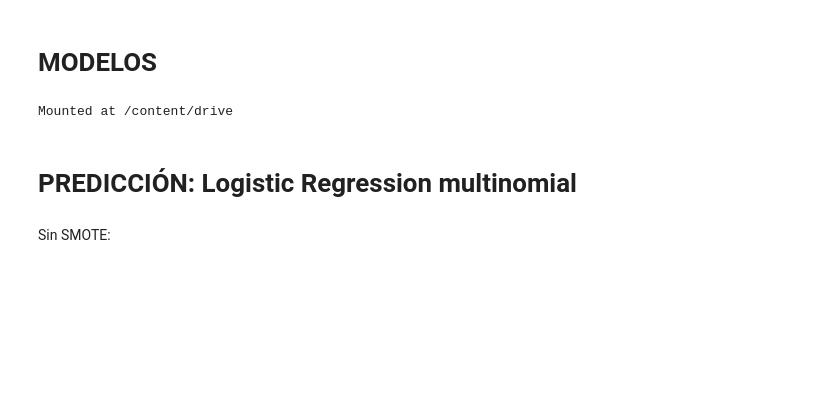
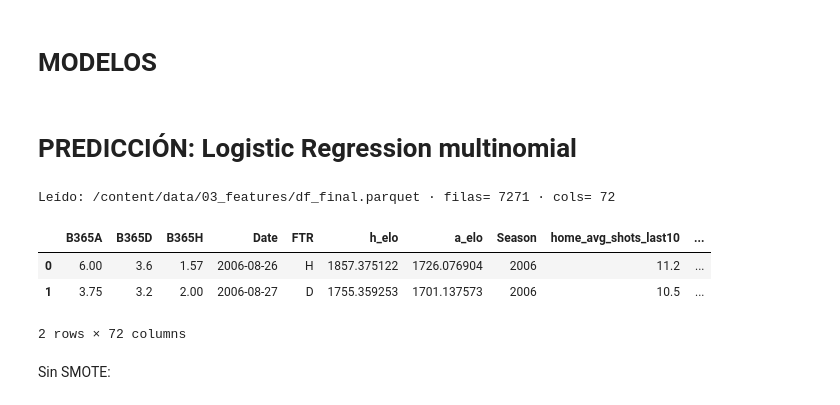
Before and after one commit to manuferrod/laliga-predictor-engine, a Jupyter notebook: notebooks/MODELOS.ipynb, the cells around one changed output. Drawn from its saved outputs; the diff is of its cells as text; code cells hidden in the pictures; blank space fills up the shorter version.

```diff
--- a/notebooks/MODELOS.ipynb
+++ b/notebooks/MODELOS.ipynb
@@ -0,0 +1,23 @@
+# %%
+# --- Parámetros (se pueden sobreescribir en CI) ---
+RUN_DATE = "2025-09-15"
+SEASON   = "2025_26"
+MATCHDAY = None
+MODEL_VERSION = "xgb-local"
+
+# --- Rutas coherentes local/CI ---
+from pathlib import Path
+ROOT   = Path.cwd()
+DATA   = ROOT / "data"
+RAW    = DATA / "01_raw"
+PROC   = DATA / "02_processed"
+FEAT   = DATA / "03_features"
+MODELS = DATA / "04_models"
+OUT    = ROOT / "outputs"
+
+for p in [RAW, PROC, FEAT, MODELS, OUT]:
+    p.mkdir(parents=True, exist_ok=True)
+
+# Reproducibilidad
+import random, numpy as np
+random.seed(42); np.random.seed(42)
@@ -18,6 +64,2 @@ from sklearn.metrics import roc_curve, roc_auc_score
-# %%
-drive.mount('/content/drive')
-# %% [output]
-Mounted at /content/drive
 # %% [markdown]
 # **PREDICCIÓN: Logistic Regression multinomial**
@@ -28,3 +66,15 @@ df = pd.read_parquet(file_path)
+# %%
+IN_PATH = FEAT / "df_final.parquet"
+df = pd.read_parquet(IN_PATH)
+
+print("Leído:", IN_PATH, "· filas=", len(df), "· cols=", df.shape[1])
+df.head(2)
+# %% [output]
+Leído: /content/data/03_features/df_final.parquet · filas= 7271 · cols= 72
+|  | B365A | B365D | B365H | Date | FTR | h_elo | a_elo | Season | home_avg_shots_last10 | ... |
+| 0 | 6.00 | 3.6 | 1.57 | 2006-08-26 | H | 1857.375122 | 1726.076904 | 2006 | 11.2 | ... |
+| 1 | 3.75 | 3.2 | 2.00 | 2006-08-27 | D | 1755.359253 | 1701.137573 | 2006 | 10.5 | ... |
+2 rows × 72 columns
 # %% [markdown]
 Sin SMOTE:
 # %%
```
Also changed, not shown: parts of 39 cells of this notebook.
